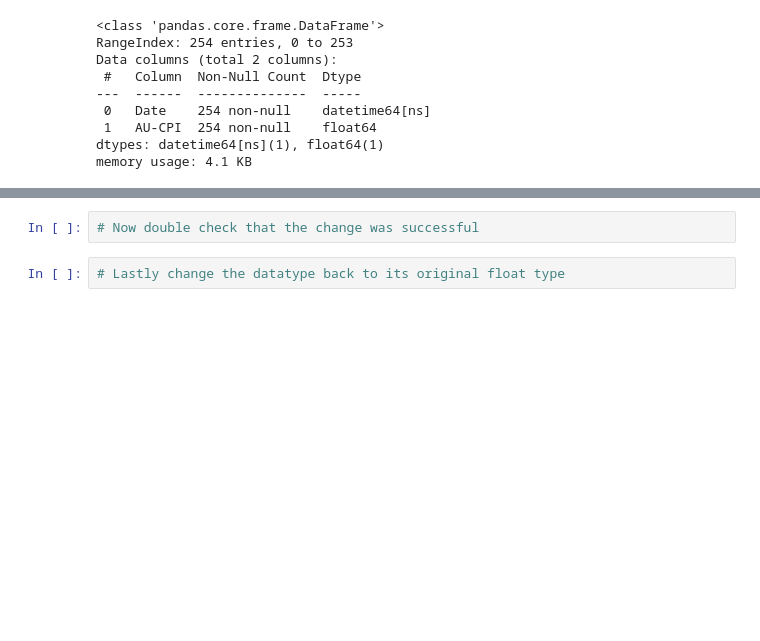
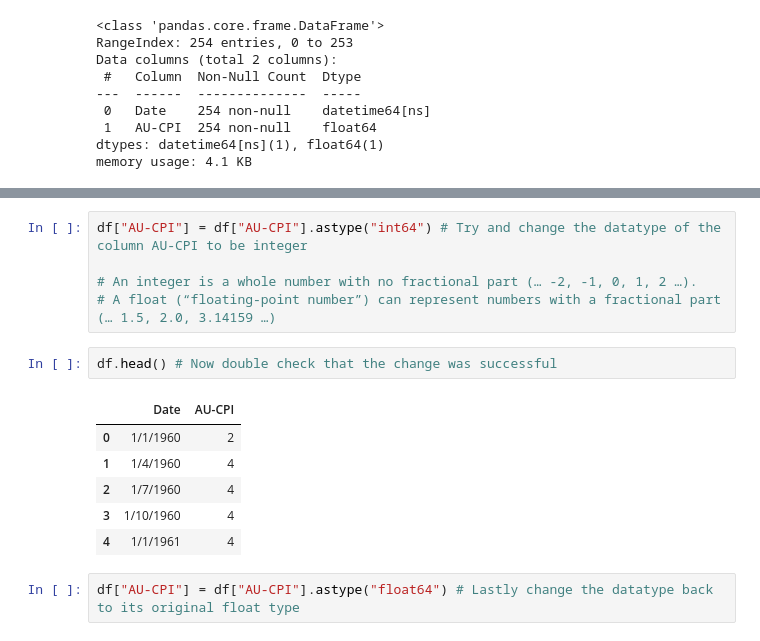
Before and after one commit to clarkian-teachings/data5k, a Jupyter notebook: week_01/week_1_notebook.ipynb, the cells around one changed output, grey strips where cells are left out. Saved outputs shown, nothing was run; the diff lists cells and outputs as text; blank space fills up the shorter version.

```diff
--- a/week_01/week_1_notebook.ipynb
+++ b/week_01/week_1_notebook.ipynb
@@ -124,4 +162,16 @@ memory usage: 4.1 KB
+# %%
+df["AU-CPI"] = df["AU-CPI"].astype("int64") # Try and change the datatype of the column AU-CPI to be integer
+
+# An integer is a whole number with no fractional part (… -2, -1, 0, 1, 2 …).
+# A float (“floating-point number”) can represent numbers with a fractional part (… 1.5, 2.0, 3.14159 …)
 # %%
-# Now double check that the change was successful
+df.head() # Now double check that the change was successful
+# %% [output]
+|  | Date | AU-CPI |
+| 0 | 1/1/1960 | 2 |
+| 1 | 1/4/1960 | 4 |
+| 2 | 1/7/1960 | 4 |
+| 3 | 1/10/1960 | 4 |
+| 4 | 1/1/1961 | 4 |
 # %%
-# Lastly change the datatype back to its original float type
+df["AU-CPI"] = df["AU-CPI"].astype("float64") # Lastly change the datatype back to its original float type
```
Also changed, not shown: parts of 17 cells of this notebook, 8 other files.
